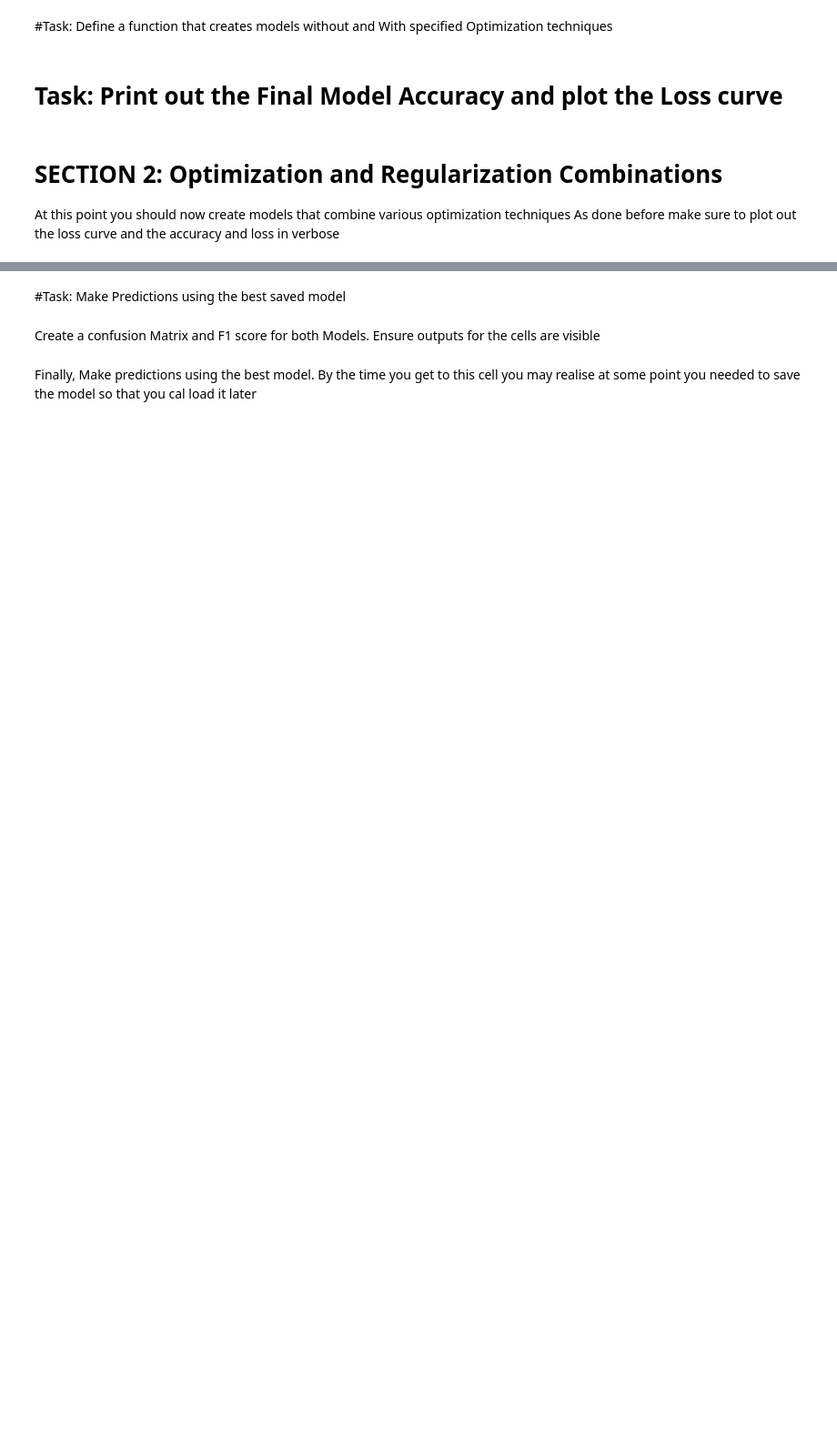
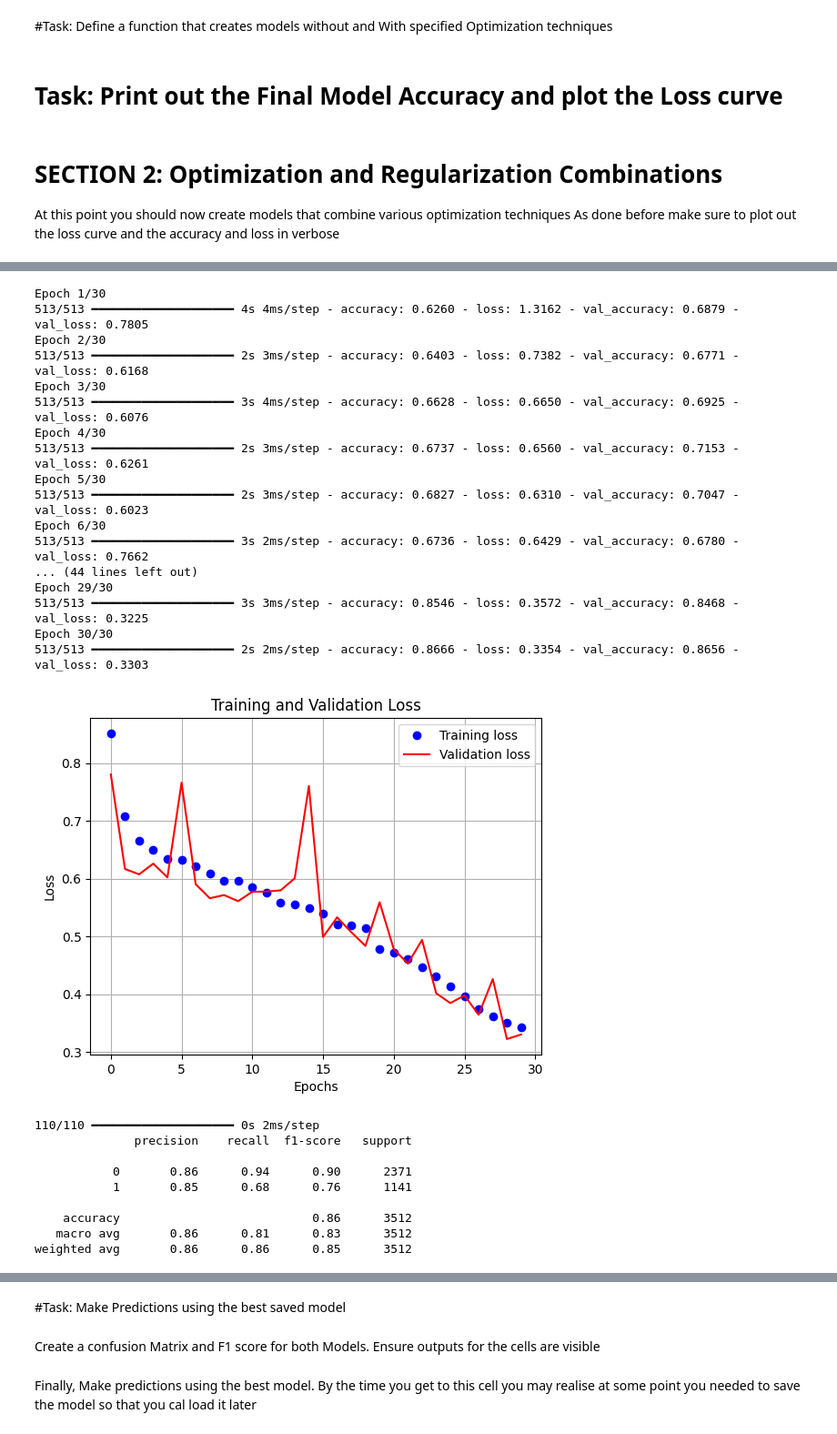
Before and after one commit to NickMuhigi/Summative_Intro_To_ML_assignment.ipynb, a Jupyter notebook: Summative_Intro_to_ml_[Nicolas_Muhigi]_assignment.ipynb, the cells around one changed output, grey strips where cells are left out. Shown at 91% size. Saved outputs shown, nothing was run; the diff lists cells and outputs as text; code cells hidden in the pictures; blank space fills up the shorter version.

```diff
--- a/Summative_Intro_to_ml_[Nicolas_Muhigi]_assignment.ipynb
+++ b/Summative_Intro_to_ml_[Nicolas_Muhigi]_assignment.ipynb
@@ -94,0 +229,39 @@ loss_curve_plot(model_4):
+# %%
+model_4, history_4 = define_model(optimizer='adam', use_regularizer=False, early_stopping=True)
+loss_curve_plot(history_4)
+
+y_pred_4 = (model_4.predict(X_test) > 0.5).astype("int32")
+
+print(classification_report(y_test, y_pred_4))
+
+sns.heatmap(confusion_matrix(y_test, y_pred_4), annot=True, cmap='Blues')
+plt.title("Confusion Matrix - Model 4 (Default Adam Optimizer)")
+plt.show()
+# %% [output]
+Epoch 1/30
+513/513 ━━━━━━━━━━━━━━━━━━━━ 4s 4ms/step - accuracy: 0.6260 - loss: 1.3162 - val_accuracy: 0.6879 - val_loss: 0.7805
+Epoch 2/30
+513/513 ━━━━━━━━━━━━━━━━━━━━ 2s 3ms/step - accuracy: 0.6403 - loss: 0.7382 - val_accuracy: 0.6771 - val_loss: 0.6168
+Epoch 3/30
+513/513 ━━━━━━━━━━━━━━━━━━━━ 3s 4ms/step - accuracy: 0.6628 - loss: 0.6650 - val_accuracy: 0.6925 - val_loss: 0.6076
+Epoch 4/30
+513/513 ━━━━━━━━━━━━━━━━━━━━ 2s 3ms/step - accuracy: 0.6737 - loss: 0.6560 - val_accuracy: 0.7153 - val_loss: 0.6261
+Epoch 5/30
+513/513 ━━━━━━━━━━━━━━━━━━━━ 2s 3ms/step - accuracy: 0.6827 - loss: 0.6310 - val_accuracy: 0.7047 - val_loss: 0.6023
+Epoch 6/30
+513/513 ━━━━━━━━━━━━━━━━━━━━ 3s 2ms/step - accuracy: 0.6736 - loss: 0.6429 - val_accuracy: 0.6780 - val_loss: 0.7662
+... (44 lines left out)
+Epoch 29/30
+513/513 ━━━━━━━━━━━━━━━━━━━━ 3s 3ms/step - accuracy: 0.8546 - loss: 0.3572 - val_accuracy: 0.8468 - val_loss: 0.3225
+Epoch 30/30
+513/513 ━━━━━━━━━━━━━━━━━━━━ 2s 2ms/step - accuracy: 0.8666 - loss: 0.3354 - val_accuracy: 0.8656 - val_loss: 0.3303
+[figure, added]
+110/110 ━━━━━━━━━━━━━━━━━━━━ 0s 2ms/step
+              precision    recall  f1-score   support
+
+           0       0.86      0.94      0.90      2371
+           1       0.85      0.68      0.76      1141
+
+    accuracy                           0.86      3512
+   macro avg       0.86      0.81      0.83      3512
+weighted avg       0.86      0.86      0.85      3512
```
Also changed, not shown: parts of 18 cells of this notebook.
